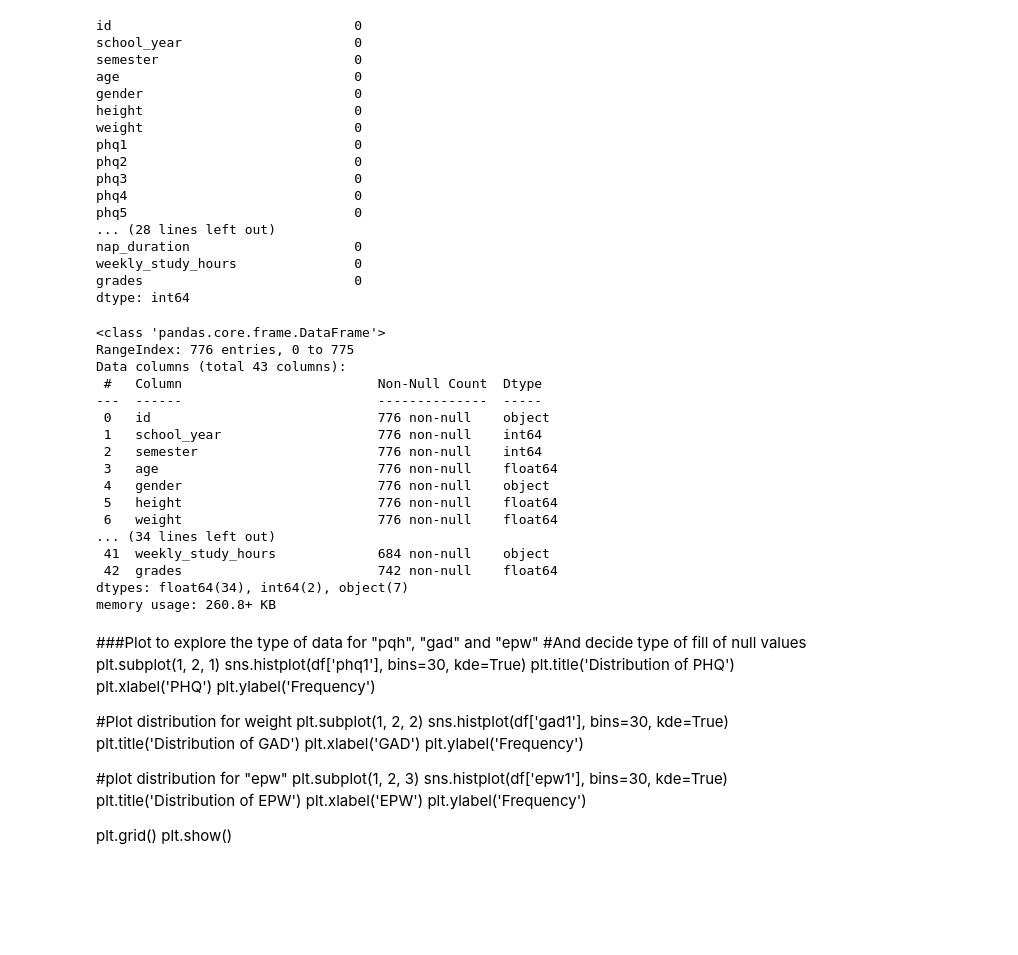
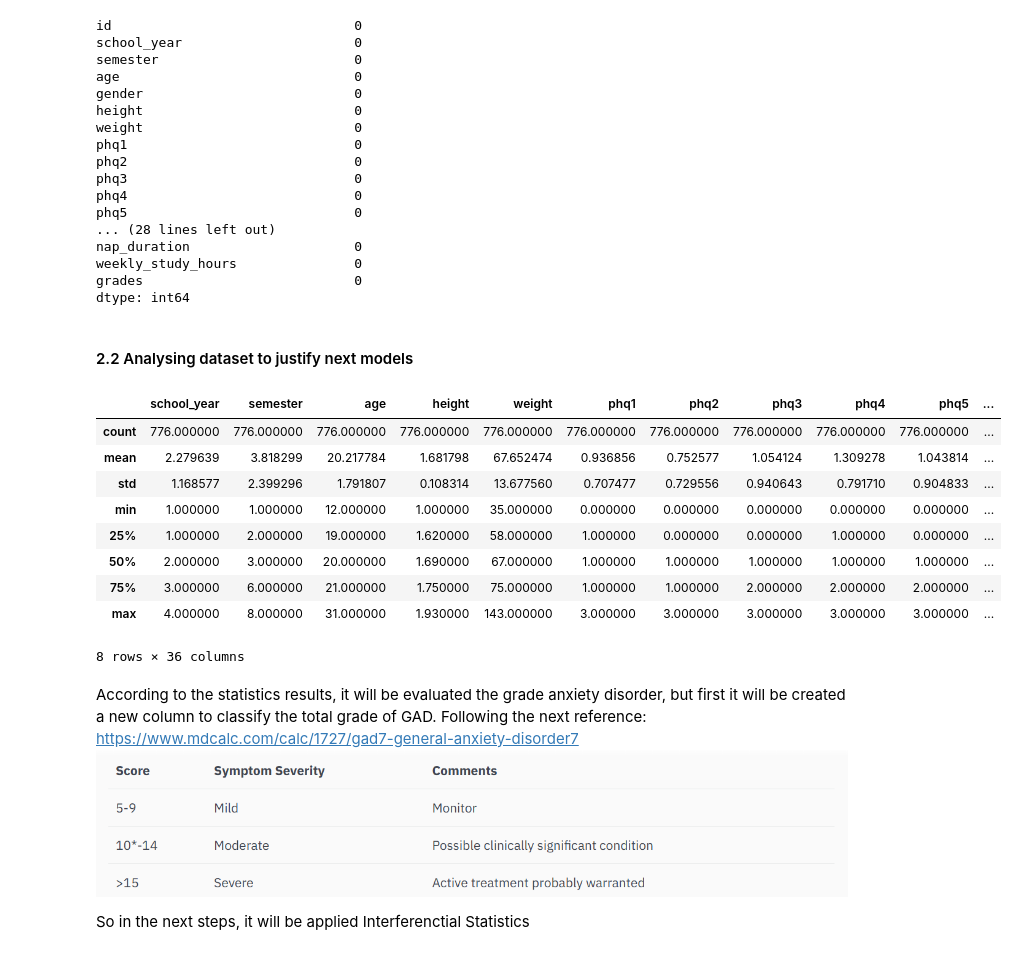
Before and after one commit to 2026726-dotcom/STDA, a Jupyter notebook: CA2.ipynb, the cells around one changed output. Cells and saved outputs as stored; diff of their text form; code cells hidden in the pictures; blank space fills up the shorter version.

Commit message:
Starting Inferential Statistics and Confidence Interval

```diff
--- a/CA2.ipynb
+++ b/CA2.ipynb
@@ -303,48 +304,24 @@ nap_duration                     0
 weekly_study_hours               0
 grades                           0
 dtype: int64
-# %%
-df.info()
-# %% [output]
-<class 'pandas.core.frame.DataFrame'>
-RangeIndex: 776 entries, 0 to 775
-Data columns (total 43 columns):
- #   Column                         Non-Null Count  Dtype
----  ------                         --------------  -----
- 0   id                             776 non-null    object
- 1   school_year                    776 non-null    int64
- 2   semester                       776 non-null    int64
- 3   age                            776 non-null    float64
- 4   gender                         776 non-null    object
- 5   height                         776 non-null    float64
- 6   weight                         776 non-null    float64
-... (34 lines left out)
- 41  weekly_study_hours             684 non-null    object
- 42  grades                         742 non-null    float64
-dtypes: float64(34), int64(2), object(7)
-memory usage: 260.8+ KB
-# %% [markdown]
-###Plot to explore the type of data for "pqh", "gad" and "epw"
-#And decide type of fill of null values
-plt.subplot(1, 2, 1)
-sns.histplot(df['phq1'], bins=30, kde=True)
-plt.title('Distribution of PHQ')
-plt.xlabel('PHQ')
-plt.ylabel('Frequency')
-
-#Plot distribution for weight
-plt.subplot(1, 2, 2)
-sns.histplot(df['gad1'], bins=30, kde=True)
-plt.title('Distribution of GAD')
-plt.xlabel('GAD')
-plt.ylabel('Frequency')
-
-#plot distribution for "epw"
-plt.subplot(1, 2, 3)
-sns.histplot(df['epw1'], bins=30, kde=True)
-plt.title('Distribution of EPW')
-plt.xlabel('EPW')
-plt.ylabel('Frequency')
-
-plt.grid()
-plt.show()
+# %% [markdown]
+#### 2.2 Analysing dataset to justify next models
+# %%
+df.describe()
+# %% [output]
+|  | school_year | semester | age | height | weight | phq1 | phq2 | phq3 | phq4 | phq5 | ... |
+| count | 776.000000 | 776.000000 | 776.000000 | 776.000000 | 776.000000 | 776.000000 | 776.000000 | 776.000000 | 776.000000 | 776.000000 | ... |
+| mean | 2.279639 | 3.818299 | 20.217784 | 1.681798 | 67.652474 | 0.936856 | 0.752577 | 1.054124 | 1.309278 | 1.043814 | ... |
+| std | 1.168577 | 2.399296 | 1.791807 | 0.108314 | 13.677560 | 0.707477 | 0.729556 | 0.940643 | 0.791710 | 0.904833 | ... |
+| min | 1.000000 | 1.000000 | 12.000000 | 1.000000 | 35.000000 | 0.000000 | 0.000000 | 0.000000 | 0.000000 | 0.000000 | ... |
+| 25% | 1.000000 | 2.000000 | 19.000000 | 1.620000 | 58.000000 | 1.000000 | 0.000000 | 0.000000 | 1.000000 | 0.000000 | ... |
+| 50% | 2.000000 | 3.000000 | 20.000000 | 1.690000 | 67.000000 | 1.000000 | 1.000000 | 1.000000 | 1.000000 | 1.000000 | ... |
+| 75% | 3.000000 | 6.000000 | 21.000000 | 1.750000 | 75.000000 | 1.000000 | 1.000000 | 2.000000 | 2.000000 | 2.000000 | ... |
+| max | 4.000000 | 8.000000 | 31.000000 | 1.930000 | 143.000000 | 3.000000 | 3.000000 | 3.000000 | 3.000000 | 3.000000 | ... |
+8 rows × 36 columns
+# %% [markdown]
+According to the statistics results, it will be evaluated the grade anxiety disorder, but first it will be created a new column to classify the total grade of GAD.
+Following the next reference: https://www.mdcalc.com/calc/1727/gad7-general-anxiety-disorder7
+![image.png](attachment:image.png)
+
+So in the next steps, it will be applied Interferenctial Statistics
```
Also changed, not shown: parts of 23 cells of this notebook.
